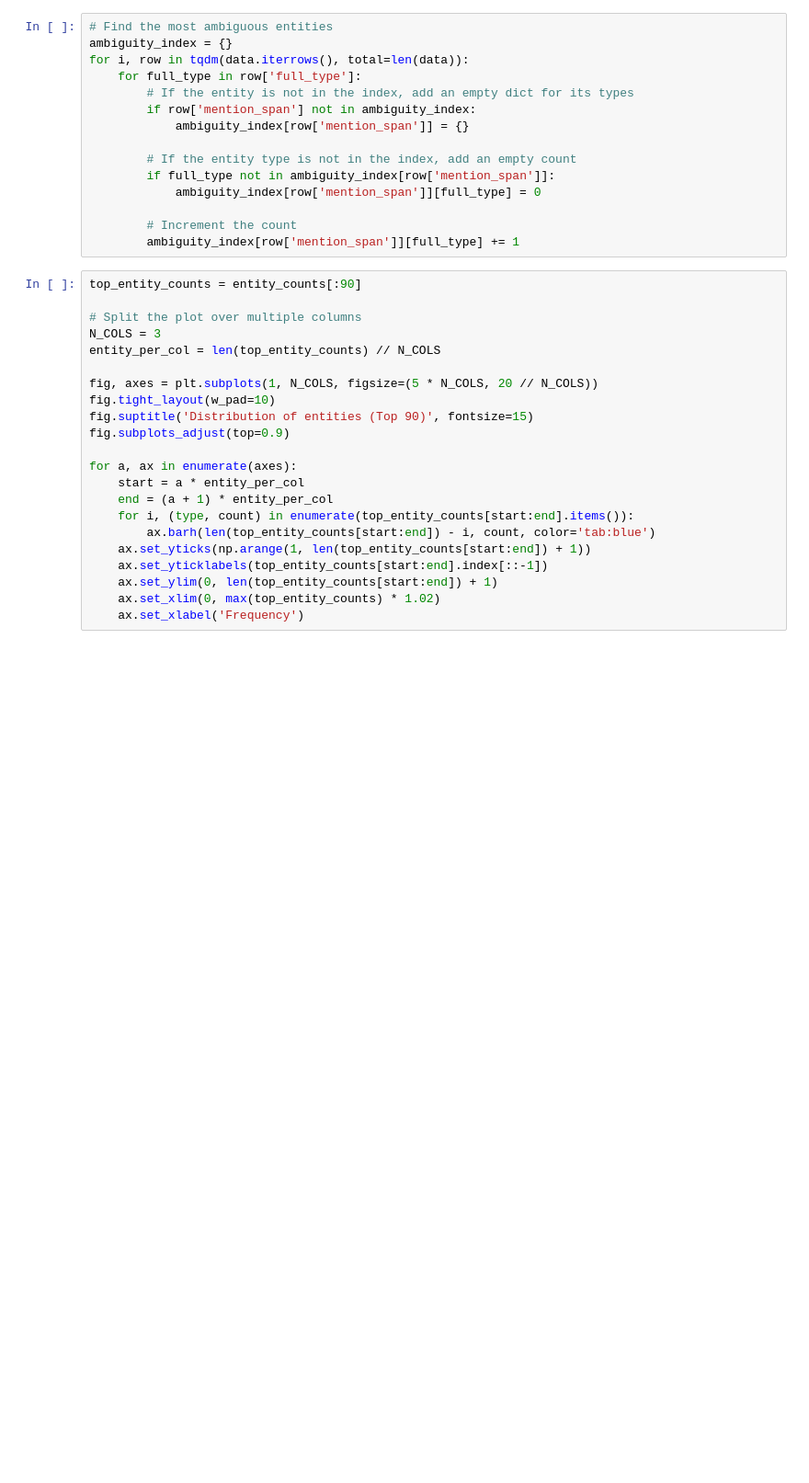
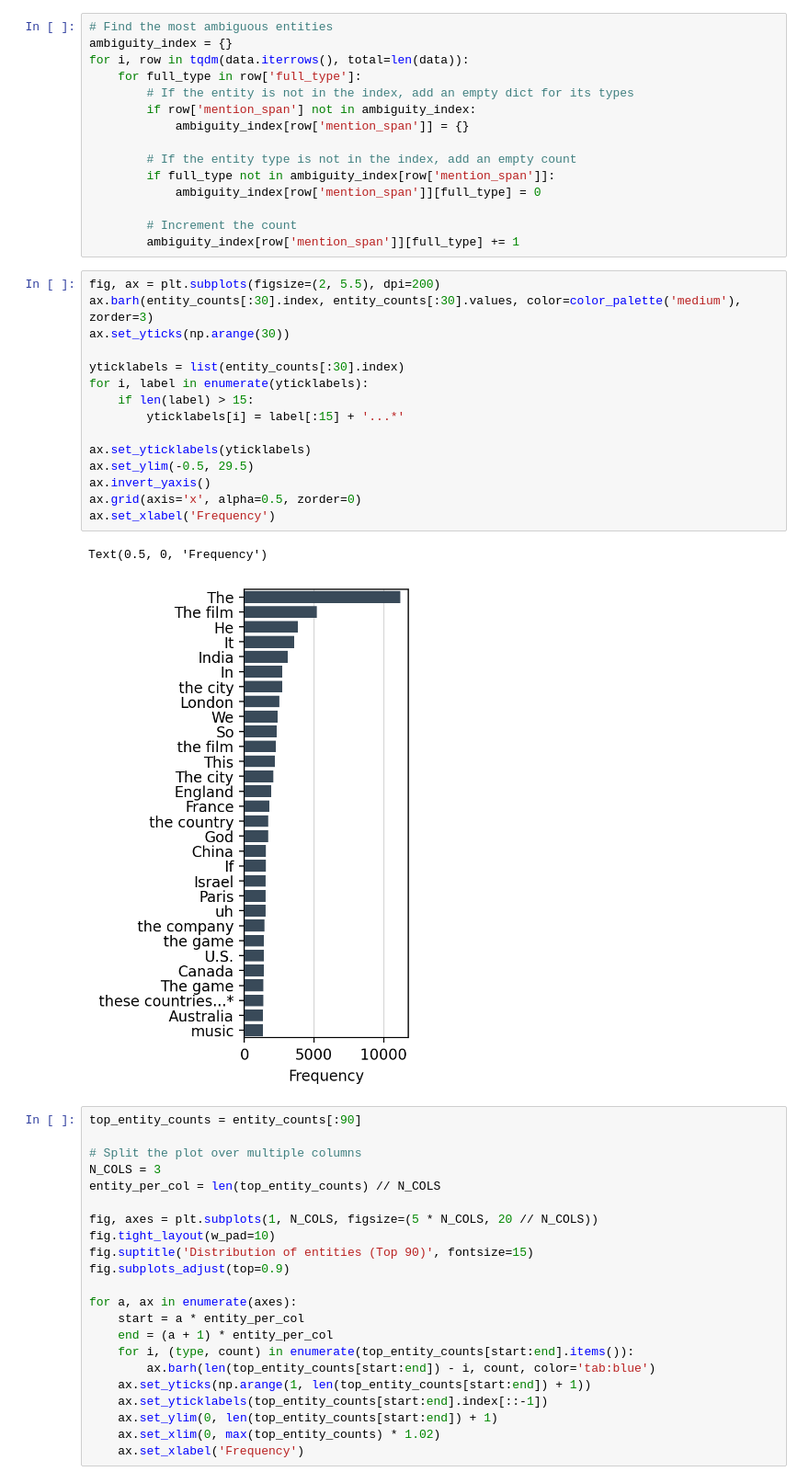
Before and after one commit to psaegert/nli-nec, a Jupyter notebook: dev/analysis/eda.ipynb, the cells around one changed output. Shown at 92% size. Cells and saved outputs as stored; diff of their text form; blank space fills up the shorter version.

```diff
--- a/dev/analysis/eda.ipynb
+++ b/dev/analysis/eda.ipynb
@@ -95,6 +233,24 @@ for i, row in tqdm(data.iterrows(), total=len(data)):
 
         # Increment the count
         ambiguity_index[row['mention_span']][full_type] += 1
+# %%
+fig, ax = plt.subplots(figsize=(2, 5.5), dpi=200)
+ax.barh(entity_counts[:30].index, entity_counts[:30].values, color=color_palette('medium'), zorder=3)
+ax.set_yticks(np.arange(30))
+
+yticklabels = list(entity_counts[:30].index)
+for i, label in enumerate(yticklabels):
+    if len(label) > 15:
+        yticklabels[i] = label[:15] + '...*'
+
+ax.set_yticklabels(yticklabels)
+ax.set_ylim(-0.5, 29.5)
+ax.invert_yaxis()
+ax.grid(axis='x', alpha=0.5, zorder=0)
+ax.set_xlabel('Frequency')
+# %% [output]
+Text(0.5, 0, 'Frequency')
+[figure, added]
 # %%
 top_entity_counts = entity_counts[:90]
 
```
Also changed, not shown: parts of 16 cells of this notebook, 2 other files.
